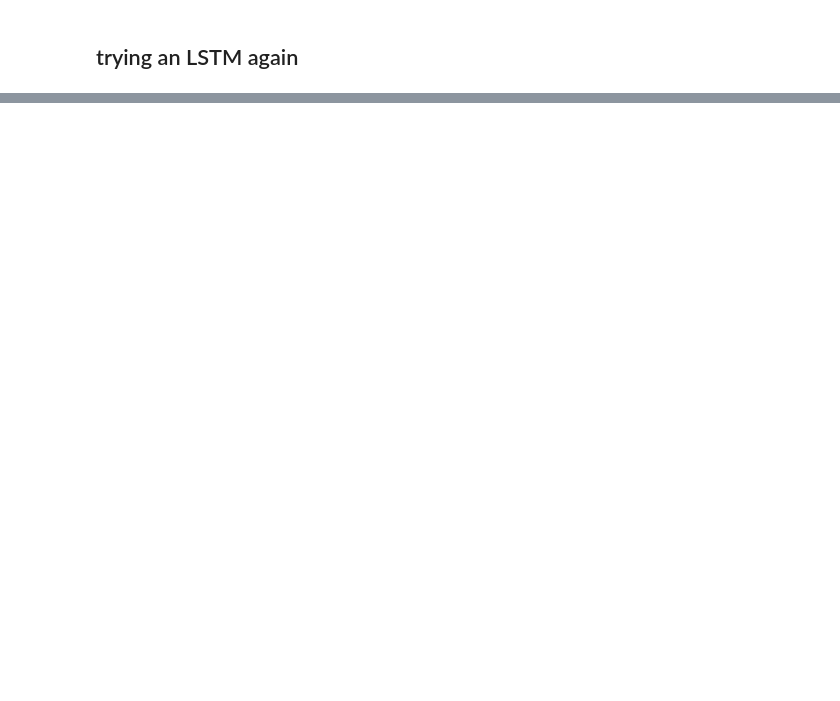
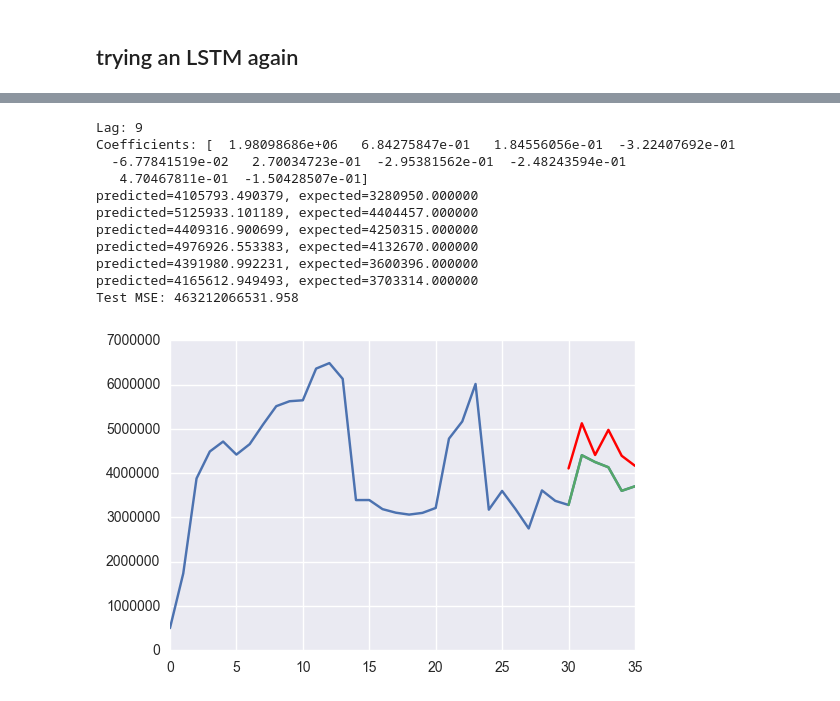
Before and after one commit to cwczarnik/Refugee_Study, a Jupyter notebook: REFUGEE.ipynb, the cells around one changed output, grey strips where cells are left out. Saved outputs shown, nothing was run; the diff lists cells and outputs as text; code cells hidden in the pictures; blank space fills up the shorter version.

```diff
--- a/REFUGEE.ipynb
+++ b/REFUGEE.ipynb
@@ -53,4 +8,0 @@ by_asylum.plot(kind='bar',figsize=(20,10))
-# %%
-by_year = data.groupby(u'Year').sum()
-by_year.plot()
-by_year = by_year.reset_index()
@@ -314,3 +241,5 @@ data_2
 | 160590 | 2014 | Zimbabwe | South Africa | Refugees (incl. refugee-like situ... | NaN |
 | 160591 | 2014 | Zimbabwe | Zimbabwe | Others of concern | 116.0 |
 160591 rows × 5 columns
+# %%
+data_2.dropna(axis = 0,inplace = True)
@@ -496,8 +428,8 @@ ValueError: Input contains NaN, infinity or a value too large for dtype('float32
 # %%
 def one_country(data,country):
     #for a single country get everything
-    country_df = data[data['Country / territory of asylum/residence'] == country]
-    plt.plot(country_df['Year'],country_df['Value'])
+    country_df = data[data['Origin'] == country].groupby('Year').sum().reset_index()
+    country_df.plot('Year','Value')
     return(country_df)
 # %%
 afg_df = one_country(data_2,'Afghanistan')
@@ -505,0 +461,15 @@ lstm_time_series(afg_df,'Value')
+# %%
+auto_regression(afg_df,'Value')
+# %% [output]
+Lag: 9
+Coefficients: [  1.98098686e+06   6.84275847e-01   1.84556056e-01  -3.22407692e-01
+  -6.77841519e-02   2.70034723e-01  -2.95381562e-01  -2.48243594e-01
+   4.70467811e-01  -1.50428507e-01]
+predicted=4105793.490379, expected=3280950.000000
+predicted=5125933.101189, expected=4404457.000000
+predicted=4409316.900699, expected=4250315.000000
+predicted=4976926.553383, expected=4132670.000000
+predicted=4391980.992231, expected=3600396.000000
+predicted=4165612.949493, expected=3703314.000000
+Test MSE: 463212066531.958
+[figure, added]
```
Also changed, not shown: parts of 41 cells of this notebook, 1 other file.
